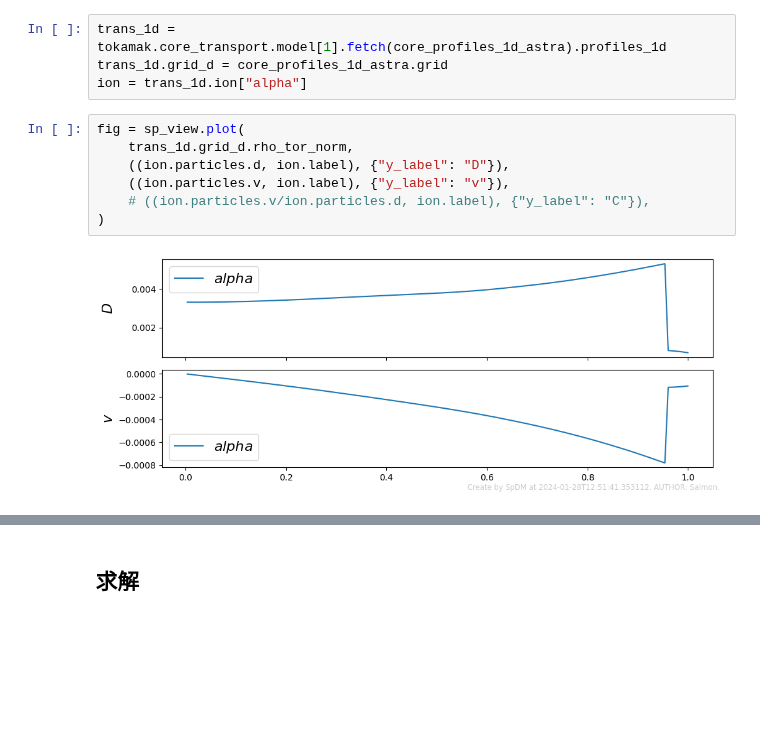
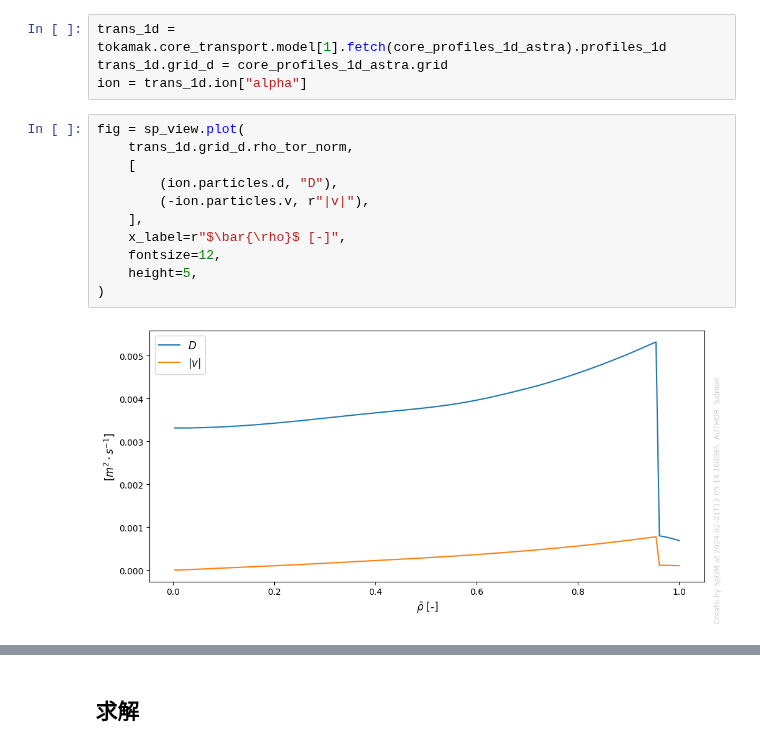
Before and after one commit to fusion-yun/fytok_old, a Jupyter notebook: examples/demo_transolver.ipynb, the cells around one changed output, grey strips where cells are left out. Drawn from its saved outputs; the diff is of its cells as text; blank space fills up the shorter version.

```diff
--- a/examples/demo_transolver.ipynb
+++ b/examples/demo_transolver.ipynb
@@ -325,9 +325,13 @@ ion = trans_1d.ion["alpha"]
 # %%
 fig = sp_view.plot(
     trans_1d.grid_d.rho_tor_norm,
-    ((ion.particles.d, ion.label), {"y_label": "D"}),
-    ((ion.particles.v, ion.label), {"y_label": "v"}),
-    # ((ion.particles.v/ion.particles.d, ion.label), {"y_label": "C"}),
+    [
+        (ion.particles.d, "D"),
+        (-ion.particles.v, r"|v|"),
+    ],
+    x_label=r"$\bar{\rho}$ [-]",
+    fontsize=12,
+    height=5,
 )
 # %% [output]
-[figure, old version]
+[figure, new version]
```
Also changed, not shown: parts of 34 cells of this notebook.
